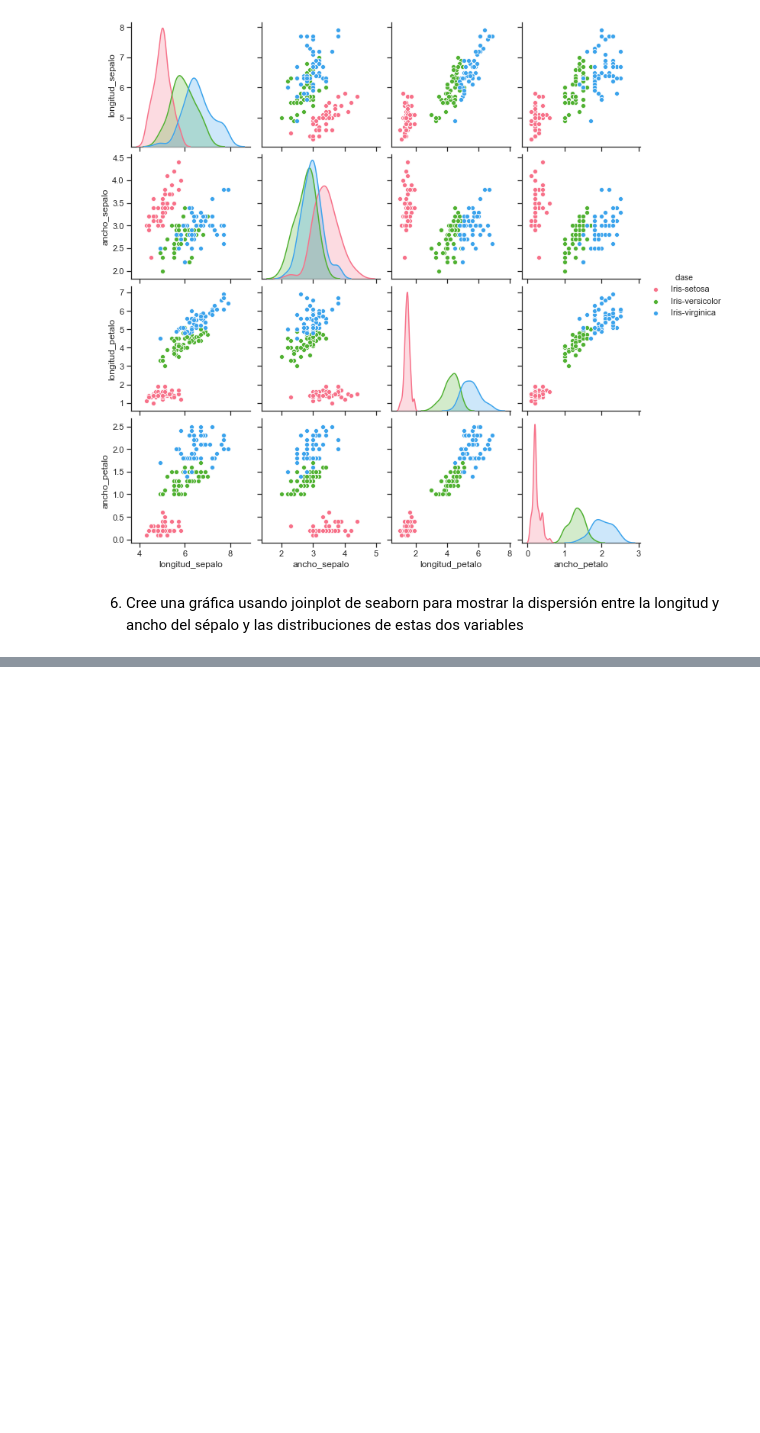
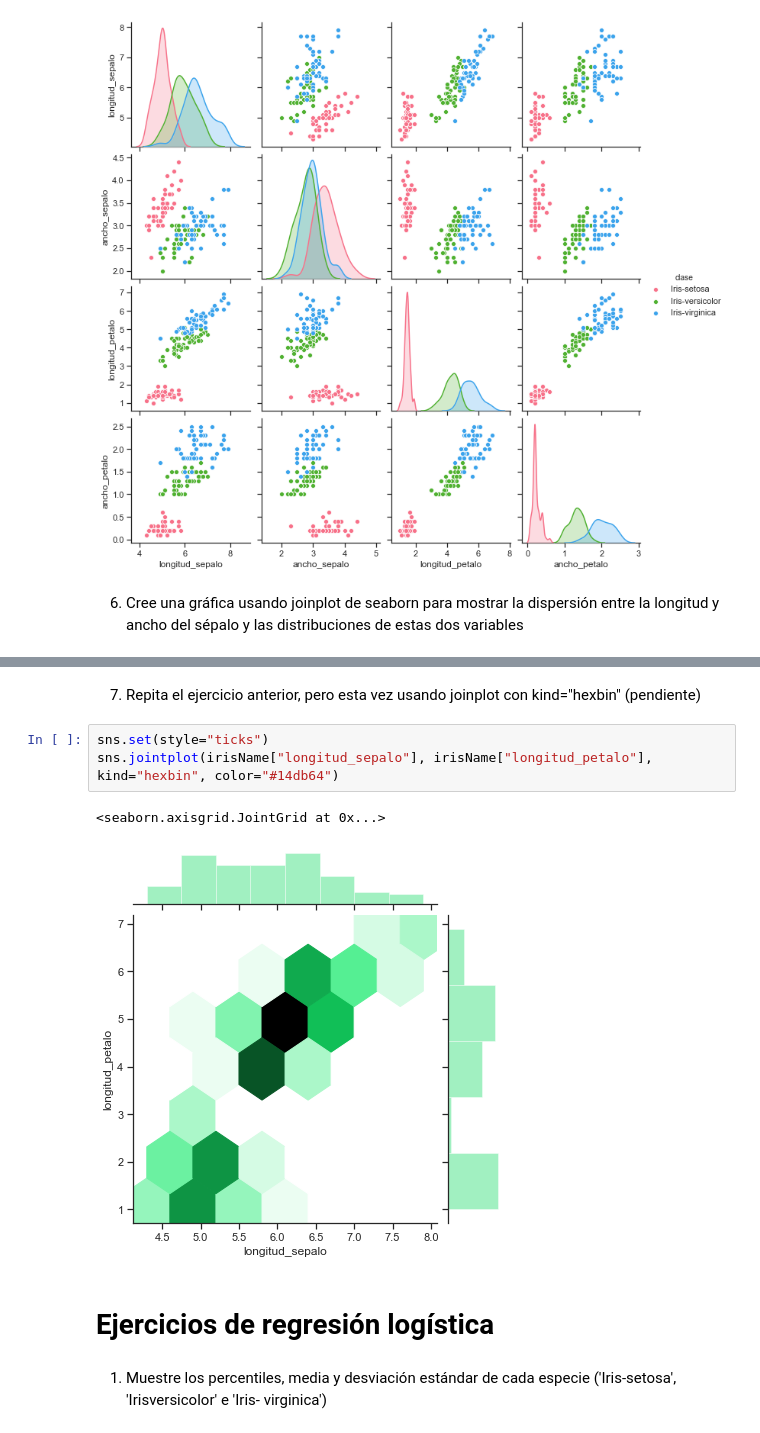
Before and after one commit to IanRamRev/Reconocimiento-de-Patrones, a Jupyter notebook: ActividadIris/EjerciciosIris.ipynb, the cells around one changed output, grey strips where cells are left out. Drawn from its saved outputs; the diff is of its cells as text; blank space fills up the shorter version.

```diff
--- a/ActividadIris/EjerciciosIris.ipynb
+++ b/ActividadIris/EjerciciosIris.ipynb
@@ -218,0 +222,12 @@ sns.pairplot(irisName, hue="clase", palette="husl")
+# %% [markdown]
+7. Repita el ejercicio anterior, pero esta vez usando joinplot con kind="hexbin" (pendiente)
+# %%
+sns.set(style="ticks")
+sns.jointplot(irisName["longitud_sepalo"], irisName["longitud_petalo"], kind="hexbin", color="#14db64")
+# %% [output]
+<seaborn.axisgrid.JointGrid at 0x...>
+[figure, added]
+# %% [markdown]
+# Ejercicios de regresión logística
+# %% [markdown]
+1. Muestre los percentiles, media y desviación estándar de cada especie ('Iris-setosa', 'Irisversicolor' e 'Iris- virginica')
```
Also changed, not shown: parts of 10 cells of this notebook.
